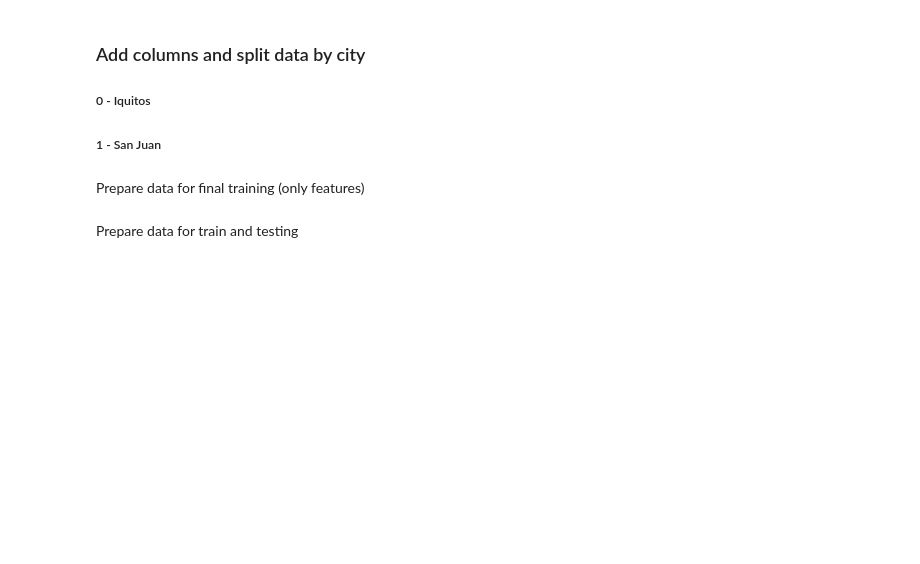
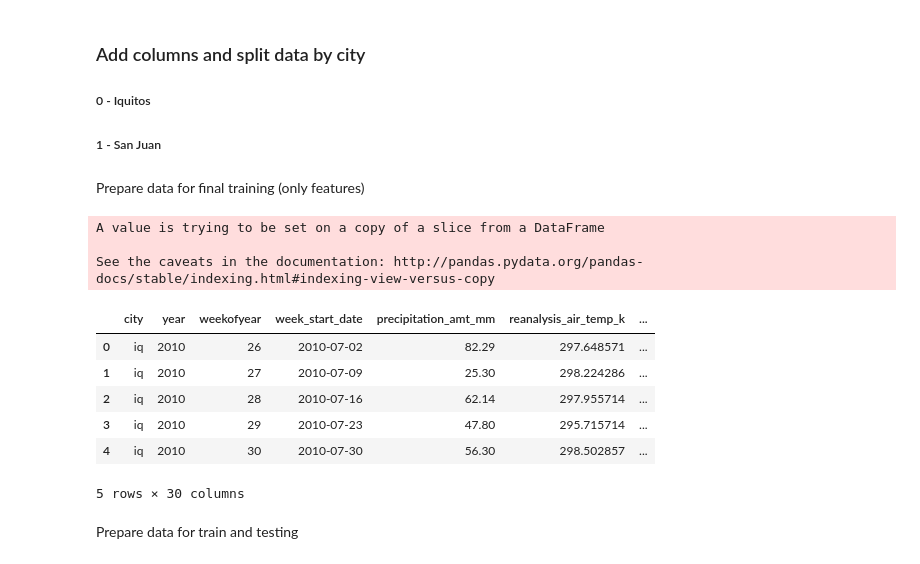
Before and after one commit to info370a-au18/a4-sauravkh, a Jupyter notebook: Predict_Dengue.ipynb, the cells around one changed output. Drawn from its saved outputs; the diff is of its cells as text; code cells hidden in the pictures; blank space fills up the shorter version.

```diff
--- a/Predict_Dengue.ipynb
+++ b/Predict_Dengue.ipynb
@@ -60,13 +82,55 @@ Prepare data for final training (only features)
 # %%
 more_features = pd.read_csv('data/dengue_features_test.csv')
 more_features.fillna(method='ffill', inplace=True)
 final_features_by_city = [subset_by_city(c, more_features).copy().reset_index(drop=True) for c in ['iq','sj']]
 
 final_features_by_city[0]['mean_vegetation_index'] = (final_features_by_city[0]['ndvi_se'] + final_features_by_city[0]['ndvi_sw'] + final_features_by_city[0]['ndvi_ne'] + final_features_by_city[0]['ndvi_nw']) / 4
 final_features_by_city[1]['mean_vegetation_index'] = (final_features_by_city[1]['ndvi_se'] + final_features_by_city[1]['ndvi_sw'] + final_features_by_city[1]['ndvi_ne'] + final_features_by_city[1]['ndvi_nw']) / 4
 
 final_features_by_city[0] = final_features_by_city[0].drop(columns=['ndvi_ne', 'ndvi_nw', 'ndvi_se','ndvi_sw'])
 final_features_by_city[1] = final_features_by_city[1].drop(columns=['ndvi_ne', 'ndvi_nw', 'ndvi_se','ndvi_sw'])
+
+
+final_features_by_city[0] = add_lag_feature(final_features_by_city[0], 12, 'weekofyear')
+final_features_by_city[1] = add_lag_feature(final_features_by_city[1], 12, 'weekofyear')
+
+final_features_by_city[0] = add_lag_feature(final_features_by_city[0], 8, 'weekofyear')
+final_features_by_city[1] = add_lag_feature(final_features_by_city[1], 8, 'weekofyear')
+
+final_features_by_city[0] = add_lag_feature(final_features_by_city[0], 4, 'weekofyear')
+final_features_by_city[1] = add_lag_feature(final_features_by_city[1], 4, 'weekofyear')
+
+
+final_features_by_city[0] = add_lag_feature(final_features_by_city[0], 12, 'reanalysis_specific_humidity_g_per_kg')
+final_features_by_city[1] = add_lag_feature(final_features_by_city[1], 12, 'reanalysis_specific_humidity_g_per_kg')
+
+final_features_by_city[0] = add_lag_feature(final_features_by_city[0], 8, 'reanalysis_specific_humidity_g_per_kg')
+final_features_by_city[1] = add_lag_feature(final_features_by_city[1], 8, 'reanalysis_specific_humidity_g_per_kg')
+
+final_features_by_city[0] = add_lag_feature(final_features_by_city[0], 4, 'reanalysis_specific_humidity_g_per_kg')
+final_features_by_city[1] = add_lag_feature(final_features_by_city[1], 4, 'reanalysis_specific_humidity_g_per_kg')
+
+
+final_features_by_city[0] = add_lag_feature(final_features_by_city[0], 12, 'station_avg_temp_c')
+final_features_by_city[1] = add_lag_feature(final_features_by_city[1], 12, 'station_avg_temp_c')
+
+final_features_by_city[0] = add_lag_feature(final_features_by_city[0], 8, 'station_avg_temp_c')
+final_features_by_city[1] = add_lag_feature(final_features_by_city[1], 8, 'station_avg_temp_c')
+
+final_features_by_city[0] = add_lag_feature(final_features_by_city[0], 4, 'station_avg_temp_c')
+final_features_by_city[1] = add_lag_feature(final_features_by_city[1], 4, 'station_avg_temp_c')
+final_features_by_city[0].head()
+# %% [output]
+A value is trying to be set on a copy of a slice from a DataFrame
+
+See the caveats in the documentation: http://pandas.pydata.org/pandas-docs/stable/indexing.html#indexing-view-versus-copy
+|  | city | year | weekofyear | week_start_date | precipitation_amt_mm | reanalysis_air_temp_k | ... |
+| 0 | iq | 2010 | 26 | 2010-07-02 | 82.29 | 297.648571 | ... |
+| 1 | iq | 2010 | 27 | 2010-07-09 | 25.30 | 298.224286 | ... |
+| 2 | iq | 2010 | 28 | 2010-07-16 | 62.14 | 297.955714 | ... |
+| 3 | iq | 2010 | 29 | 2010-07-23 | 47.80 | 295.715714 | ... |
+| 4 | iq | 2010 | 30 | 2010-07-30 | 56.30 | 298.502857 | ... |
+5 rows × 30 columns
 # %% [markdown]
 Prepare data for train and testing
 # %%
```
Also changed, not shown: parts of 21 cells of this notebook, 3 other files.
